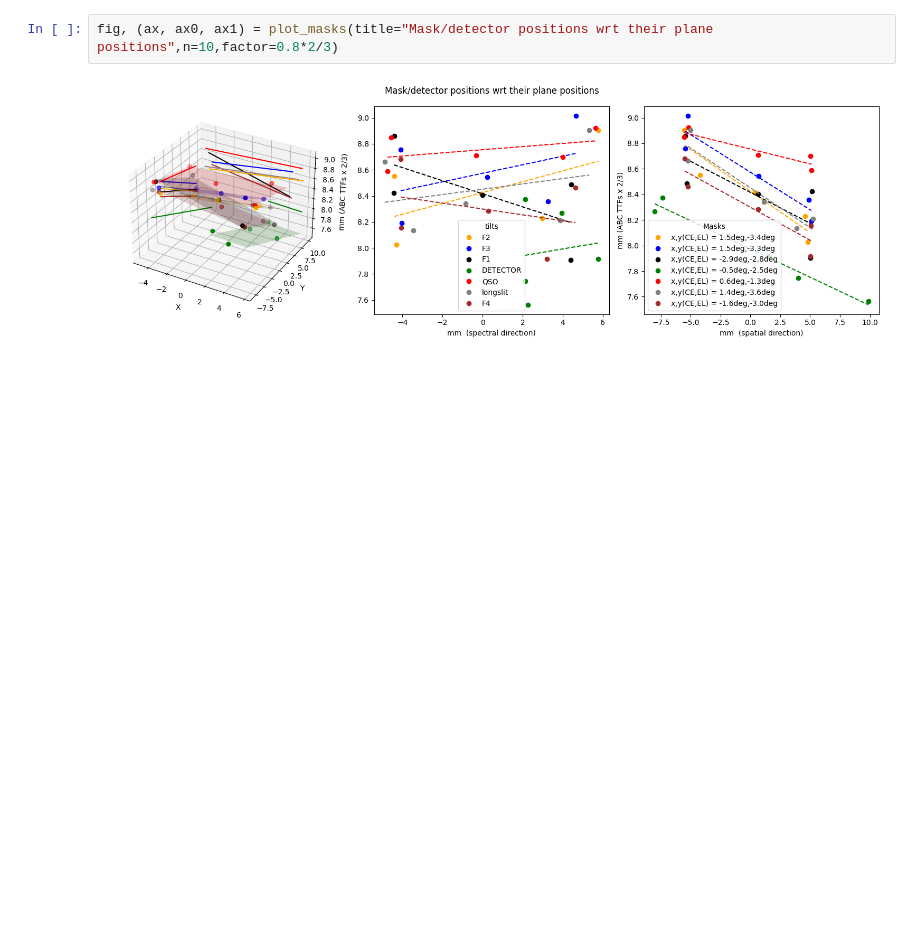
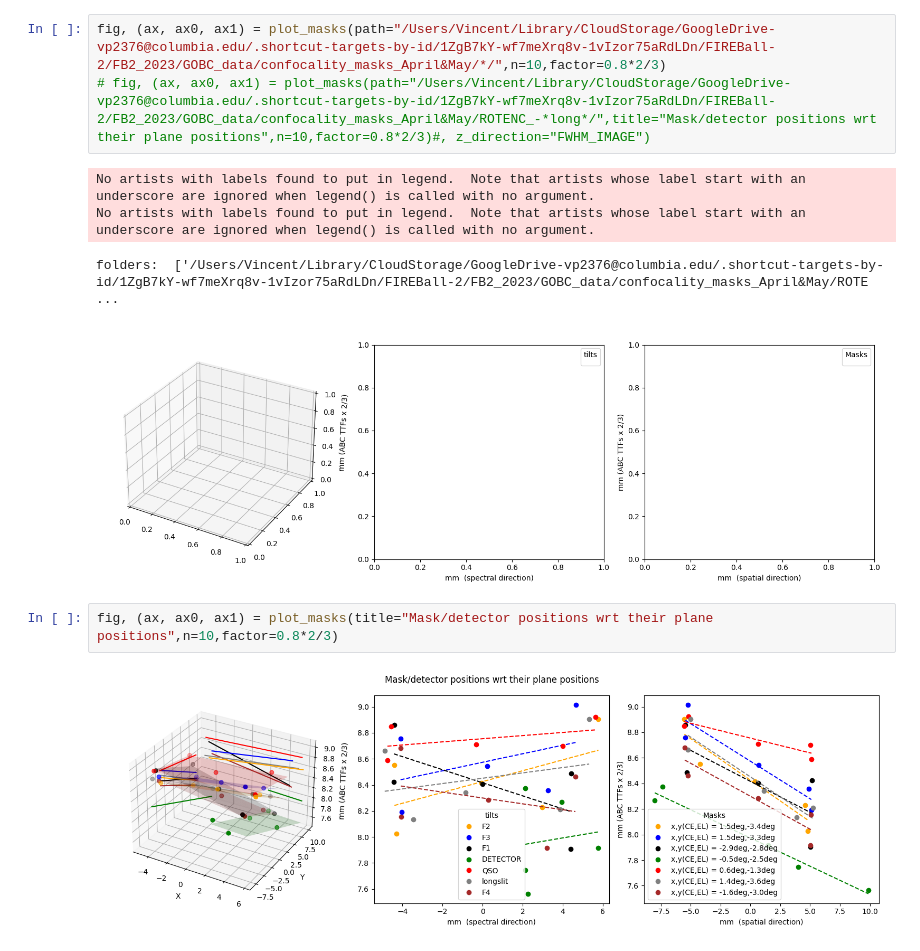
Before and after one commit to vpicouet/pyds9plugin, a Jupyter notebook: pyds9plugin/Macros/FB/AIT/mask_confocality.ipynb, the cells around one changed output. Saved outputs shown, nothing was run; the diff lists cells and outputs as text; blank space fills up the shorter version.

```diff
--- a/pyds9plugin/Macros/FB/AIT/mask_confocality.ipynb
+++ b/pyds9plugin/Macros/FB/AIT/mask_confocality.ipynb
@@ -200,3 +228,11 @@ fig, (ax, ax0, ax1) = plot_masks(path="/Users/Vincent/Library/CloudStorage/Googl
+# %%
+fig, (ax, ax0, ax1) = plot_masks(path="/Users/Vincent/Library/CloudStorage/GoogleDrive-vp2376@columbia.edu/.shortcut-targets-by-id/1ZgB7kY-wf7meXrq8v-1vIzor75aRdLDn/FIREBall-2/FB2_2023/GOBC_data/confocality_masks_April&May/*/",n=10,factor=0.8*2/3)
+# fig, (ax, ax0, ax1) = plot_masks(path="/Users/Vincent/Library/CloudStorage/GoogleDrive-vp2376@columbia.edu/.shortcut-targets-by-id/1ZgB7kY-wf7meXrq8v-1vIzor75aRdLDn/FIREBall-2/FB2_2023/GOBC_data/confocality_masks_April&May/ROTENC_-*long*/",title="Mask/detector positions wrt their plane positions",n=10,factor=0.8*2/3)#, z_direction="FWHM_IMAGE")
+# %% [output]
+No artists with labels found to put in legend.  Note that artists whose label start with an underscore are ignored when legend() is called with no argument.
+No artists with labels found to put in legend.  Note that artists whose label start with an underscore are ignored when legend() is called with no argument.
+folders:  ['/Users/Vincent/Library/CloudStorage/GoogleDrive-vp2376@columbia.edu/.shortcut-targets-by-id/1ZgB7kY-wf7meXrq8v-1vIzor75aRdLDn/FIREBall-2/FB2_2023/GOBC_data/confocality_masks_April&May/ROTE ...
+[figure, added]
 # %%
 fig, (ax, ax0, ax1) = plot_masks(title="Mask/detector positions wrt their plane positions",n=10,factor=0.8*2/3)
 # %% [output]
```
Also changed, not shown: parts of 4 cells of this notebook, 1 other file.
